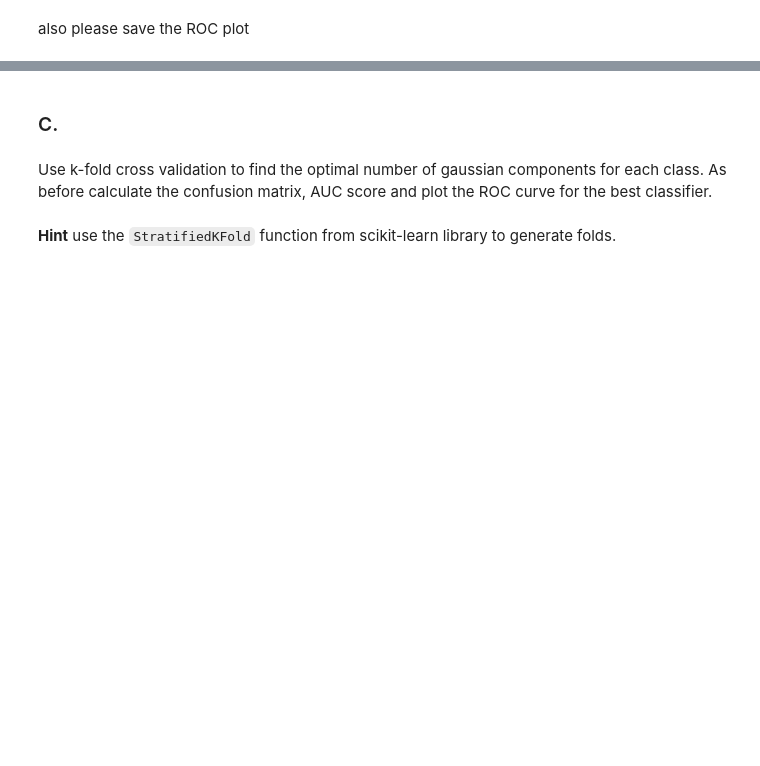
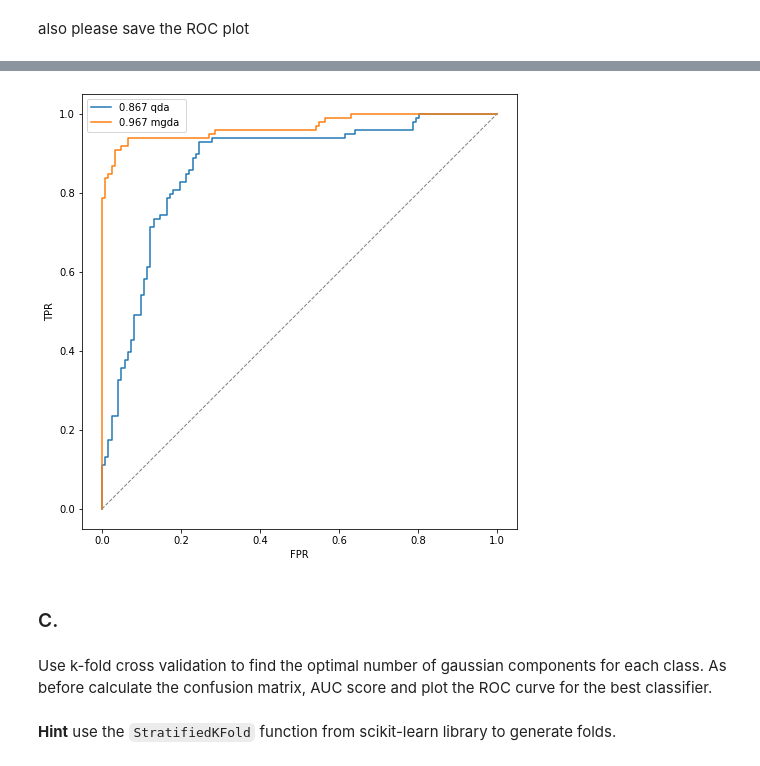
Before and after one commit to MikolajMGT/machine-learning, a Jupyter notebook: part_II/Banknotes/banknotes.ipynb, the cells around one changed output, grey strips where cells are left out. Cells and saved outputs as stored; diff of their text form; code cells hidden in the pictures; blank space fills up the shorter version.

```diff
--- a/part_II/Banknotes/banknotes.ipynb
+++ b/part_II/Banknotes/banknotes.ipynb
@@ -57,0 +121,17 @@ sb.glue('B_ROC',fig, "display", display=False);
+# %%
+def make_predict_proba(cmp0, cmp1, pi1=0.5):
+    pi0 = 1 - pi1
+    pdf0 = make_pdf(cmp0)
+    pdf1 = make_pdf(cmp1)
+
+    def p(x):
+        p0 = pi0*pdf0(x)
+        p1 = pi1*pdf1(x)
+        return p1/(p1+p0)
+    return p
+# %%
+gm0 = GaussianMixture(n_components=2)
+gm1 = GaussianMixture(n_components=2)
+# %%
+gm0.fit(real_train.loc[:,'a1':'a3'])
+gm1.fit(counterfeit_train.loc[:,'a1':'a3'])
@@ -57,0 +140,10 @@ sb.glue('B_ROC',fig, "display", display=False);
+# %%
+mgda = make_predict_proba(gm0, gm1, pi1=0.44)
+
+mgda_test_proba = mgda(data_test.loc[:,'a1':'a3'])
+mgda_fprs, mgda_tprs, mgda_thds = roc_curve(data_test['counterfeit'], mgda_test_proba)
+mgda_auc = roc_auc_score(data_test['counterfeit'], mgda_test_proba)
+mgda_tnr, mgda_fpr, mgda_fnr, mgda_tpr = confusion_matrix(data_test['counterfeit'], mgda_test_proba>0.5, normalize='true').ravel()
+mgda_f1_score = f1_score(data_test['counterfeit'], mgda_test_proba>0.5)
+mgda_precision = precision_score(data_test['counterfeit'], mgda_test_proba>0.5)
+sb.glue('B_scores',[mgda_tnr, mgda_fpr, mgda_fnr, mgda_tpr, mgda_precision, mgda_f1_score, mgda_auc], display=True)
@@ -58,3 +158,11 @@ sb.glue('B_ROC',fig, "display", display=False);
+# %%
+fig, ax = roc_plot()
+add_roc_curve(data_test['counterfeit'], test_proba, name='qda', ax=ax)
+add_roc_curve(data_test['counterfeit'], mgda_test_proba, name='mgda', ax=ax)
+ax.legend()
+sb.glue('B_ROC',fig, "display", display=False)
+# %% [output]
+[figure, added]
 # %% [markdown]
 ### C.
 # %% [markdown]
```
Also changed, not shown: parts of 34 cells of this notebook, 6 other files.
